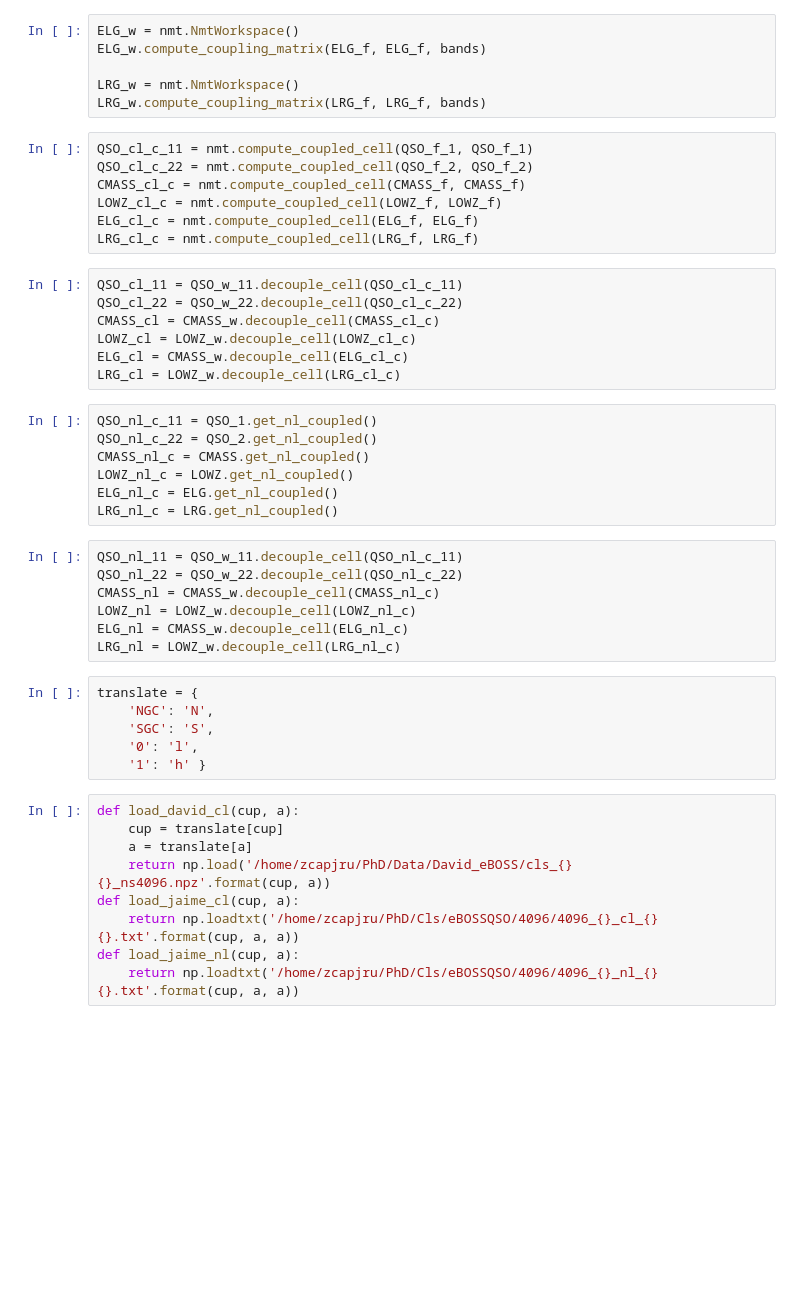
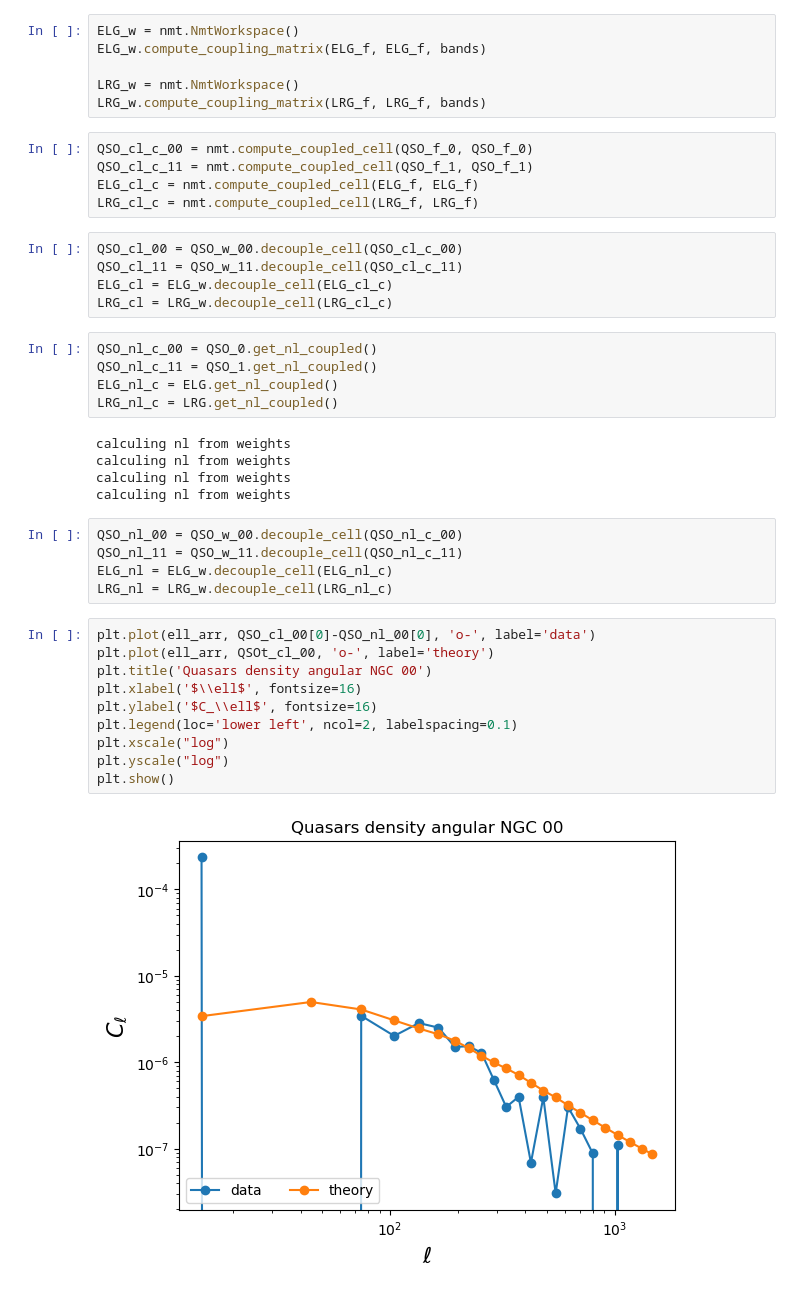
Before and after one commit to Cosmotheka/Cosmoteka_tutorials, a Jupyter notebook: tutorials/eBOSS.ipynb, the cells around one changed output. Cells and saved outputs as stored; diff of their text form; blank space fills up the shorter version.

```diff
--- a/tutorials/eBOSS.ipynb
+++ b/tutorials/eBOSS.ipynb
@@ -219,48 +130,42 @@ ELG_w.compute_coupling_matrix(ELG_f, ELG_f, bands)
 LRG_w = nmt.NmtWorkspace()
 LRG_w.compute_coupling_matrix(LRG_f, LRG_f, bands)
 # %%
+QSO_cl_c_00 = nmt.compute_coupled_cell(QSO_f_0, QSO_f_0)
 QSO_cl_c_11 = nmt.compute_coupled_cell(QSO_f_1, QSO_f_1)
-QSO_cl_c_22 = nmt.compute_coupled_cell(QSO_f_2, QSO_f_2)
-CMASS_cl_c = nmt.compute_coupled_cell(CMASS_f, CMASS_f)
-LOWZ_cl_c = nmt.compute_coupled_cell(LOWZ_f, LOWZ_f)
 ELG_cl_c = nmt.compute_coupled_cell(ELG_f, ELG_f)
 LRG_cl_c = nmt.compute_coupled_cell(LRG_f, LRG_f)
 # %%
+QSO_cl_00 = QSO_w_00.decouple_cell(QSO_cl_c_00)
 QSO_cl_11 = QSO_w_11.decouple_cell(QSO_cl_c_11)
-QSO_cl_22 = QSO_w_22.decouple_cell(QSO_cl_c_22)
-CMASS_cl = CMASS_w.decouple_cell(CMASS_cl_c)
-LOWZ_cl = LOWZ_w.decouple_cell(LOWZ_cl_c)
-ELG_cl = CMASS_w.decouple_cell(ELG_cl_c)
-LRG_cl = LOWZ_w.decouple_cell(LRG_cl_c)
+ELG_cl = ELG_w.decouple_cell(ELG_cl_c)
+LRG_cl = LRG_w.decouple_cell(LRG_cl_c)
 # %%
+QSO_nl_c_00 = QSO_0.get_nl_coupled()
 QSO_nl_c_11 = QSO_1.get_nl_coupled()
-QSO_nl_c_22 = QSO_2.get_nl_coupled()
-CMASS_nl_c = CMASS.get_nl_coupled()
-LOWZ_nl_c = LOWZ.get_nl_coupled()
 ELG_nl_c = ELG.get_nl_coupled()
 LRG_nl_c = LRG.get_nl_coupled()
+# %% [output]
+calculing nl from weights
+calculing nl from weights
+calculing nl from weights
+calculing nl from weights
 # %%
+QSO_nl_00 = QSO_w_00.decouple_cell(QSO_nl_c_00)
 QSO_nl_11 = QSO_w_11.decouple_cell(QSO_nl_c_11)
-QSO_nl_22 = QSO_w_22.decouple_cell(QSO_nl_c_22)
-CMASS_nl = CMASS_w.decouple_cell(CMASS_nl_c)
-LOWZ_nl = LOWZ_w.decouple_cell(LOWZ_nl_c)
-ELG_nl = CMASS_w.decouple_cell(ELG_nl_c)
-LRG_nl = LOWZ_w.decouple_cell(LRG_nl_c)
+ELG_nl = ELG_w.decouple_cell(ELG_nl_c)
+LRG_nl = LRG_w.decouple_cell(LRG_nl_c)
-# %%
-translate = {
-    'NGC': 'N',
-    'SGC': 'S',
-    '0': 'l',
-    '1': 'h' }
-# %%
-def load_david_cl(cup, a):
-    cup = translate[cup]
-    a = translate[a]
-    return np.load('/home/zcapjru/PhD/Data/David_eBOSS/cls_{}{}_ns4096.npz'.format(cup, a))
-def load_jaime_cl(cup, a):
-    return np.loadtxt('/home/zcapjru/PhD/Cls/eBOSSQSO/4096/4096_{}_cl_{}{}.txt'.format(cup, a, a))
-def load_jaime_nl(cup, a):
-    return np.loadtxt('/home/zcapjru/PhD/Cls/eBOSSQSO/4096/4096_{}_nl_{}{}.txt'.format(cup, a, a))
+# %%
+plt.plot(ell_arr, QSO_cl_00[0]-QSO_nl_00[0], 'o-', label='data')
+plt.plot(ell_arr, QSOt_cl_00, 'o-', label='theory')
+plt.title('Quasars density angular NGC 00')
+plt.xlabel('$\\ell$', fontsize=16)
+plt.ylabel('$C_\\ell$', fontsize=16)
+plt.legend(loc='lower left', ncol=2, labelspacing=0.1)
+plt.xscale("log")
+plt.yscale("log")
+plt.show()
+# %% [output]
+[figure, added]
 # %%
 plt.plot(QSO_cl_11[0]-QSO_nl_11[0], 'o-', label='data')
 plt.plot(QSOt_cl_11, 'o-', label='theory')
```
Also changed, not shown: parts of 45 cells of this notebook, 8 other files.
